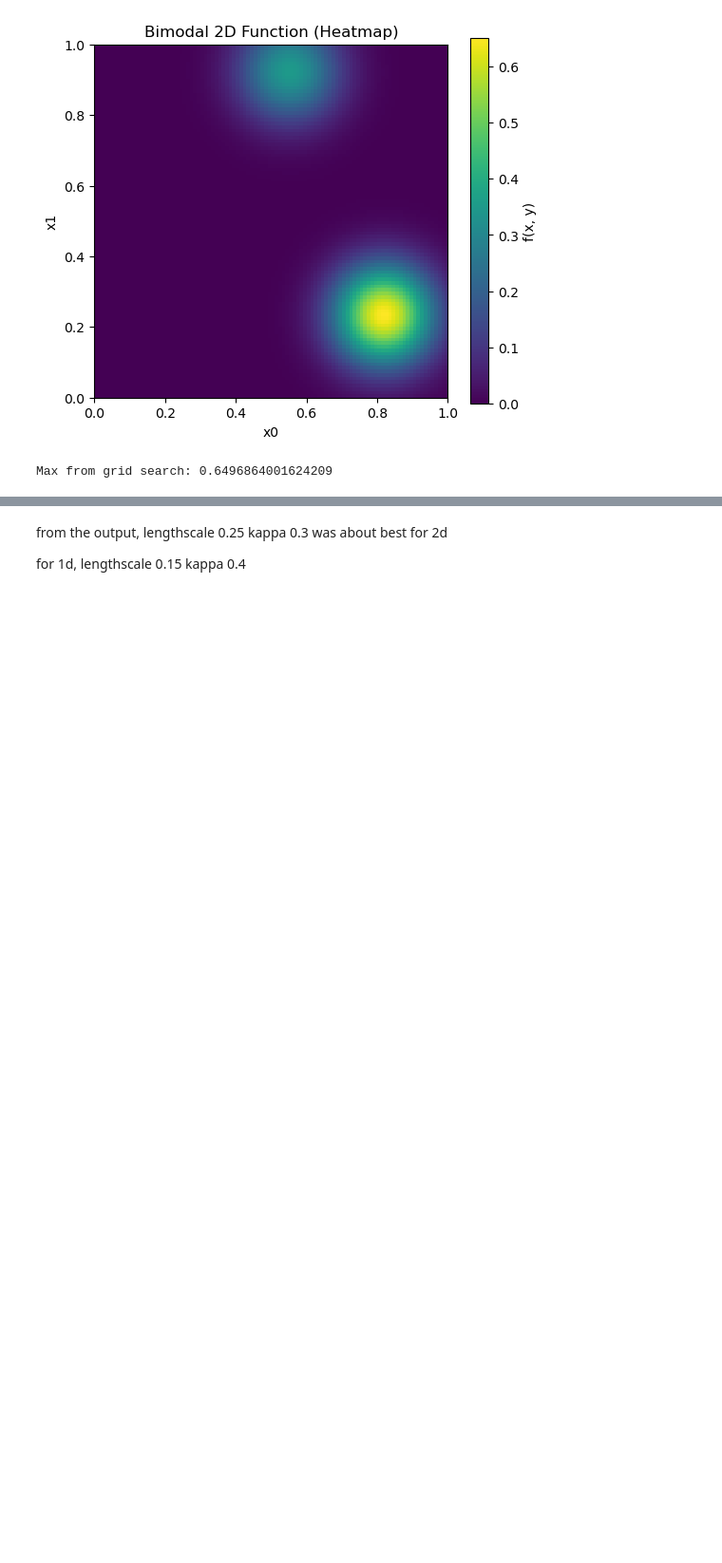
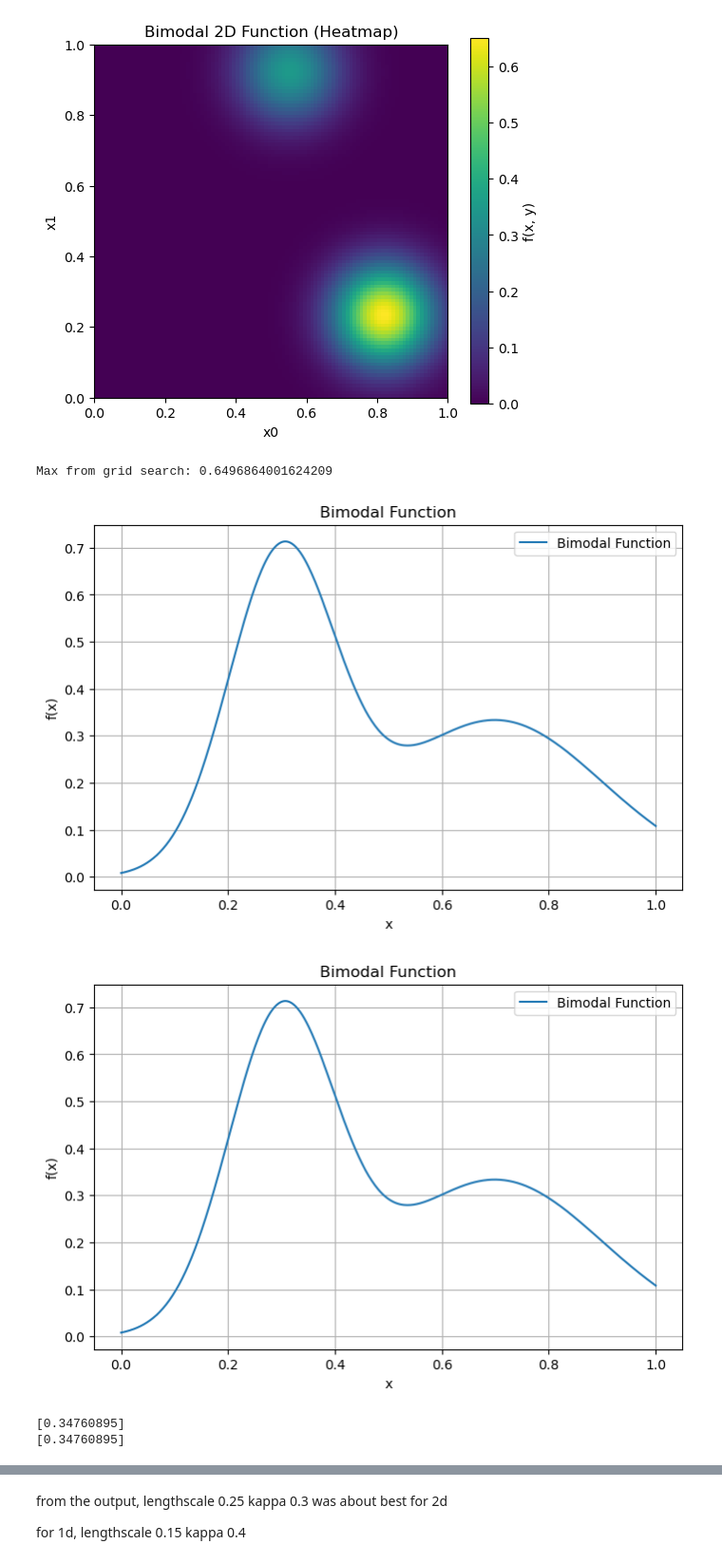
Before and after one commit to MBWestcott/MBBO, a Jupyter notebook: notebooks/0.02-mw-calibrate.ipynb, the cells around one changed output, grey strips where cells are left out. Shown at 95% size. Drawn from its saved outputs; the diff is of its cells as text; code cells hidden in the pictures; blank space fills up the shorter version.

```diff
--- a/notebooks/0.02-mw-calibrate.ipynb
+++ b/notebooks/0.02-mw-calibrate.ipynb
@@ -202,6 +211,7 @@ plot_twod_objective(twod)
 [figure]
 Max from grid search: 0.6496864001624209
 # %%
+# week 4 - extend to any number of dimensions and any number of peaks
 class n_d_test:
 
     #def __init__(self, sigma1=0.1, sigma2=0.1, mu1=[0.3,0.3], mu2=[0.7,0.7], alpha1=1, alpha2=0.5):
@@ -255,7 +265,7 @@ class n_d_test:
         for m in range(len(self.mu)):
             terms = 0
             for d in range(dimensions):
-                term = ((X[:, d] - self.mu[m][d]) ** 2) / (self.sigma[m]**2)
+                term = ((X[:, d] - self.mu[m][d]) ** 2) / (2 * self.sigma[m]**2)
                 terms += term
             g = np.exp(-terms)
 
@@ -270,17 +280,49 @@ class n_d_test:
 
         return numerator / denominator
 # %%
+#week 4
 #pilot test n_d by using it to plot one_d
 x = np.linspace(0, 1, 500)
-nd = n_d_test([0.1, 0.1], [testmu1, testmu2], [1, testalpha2])
-y = nd.call_function(x,)
+testmu1 = 0.3
+testmu2 = 0.7
+testalpha1 = 1
+testalpha2 = 0.5
+testsigma1 = 0.1
+testsigma2 = 0.2
+oned = one_d_test(sigma1 = testsigma1, sigma2 = testsigma2, mu1=testmu1, mu2=testmu2, alpha1 =testalpha1, alpha2 = testalpha2)
+y = oned.call_function(x)
 
 # Plot the function
 plt.figure(figsize=(8, 5))
 plt.plot(x, y, label="Bimodal Function")
 plt.title("Bimodal Function")
 plt.xlabel("x")
 plt.ylabel("f(x)")
 plt.grid(True)
 plt.legend()
 plt.show()
+
+x = np.linspace(0, 1, 500)
+nd = n_d_test(sigma=[testsigma1, testsigma2], mu=[[[testmu1]], [[testmu2]]], alpha=[testalpha1, testalpha2])
+y = nd.call_function(x)
+
+# Plot the function
+plt.figure(figsize=(8, 5))
+plt.plot(x, y, label="Bimodal Function")
+plt.title("Bimodal Function")
+plt.xlabel("x")
+plt.ylabel("f(x)")
+plt.grid(True)
+plt.legend()
+plt.show()
+
+x2 = np.array([0.46])
+onedy2 = oned.call_function(x2)
+print(onedy2)
+ndy2 = nd.call_function(x2)
+print(ndy2)
+# %% [output]
+[figure, added]
+[figure, added]
+[0.34760895]
+[0.34760895]
```
Also changed, not shown: parts of 9 cells of this notebook, 1 other file.
